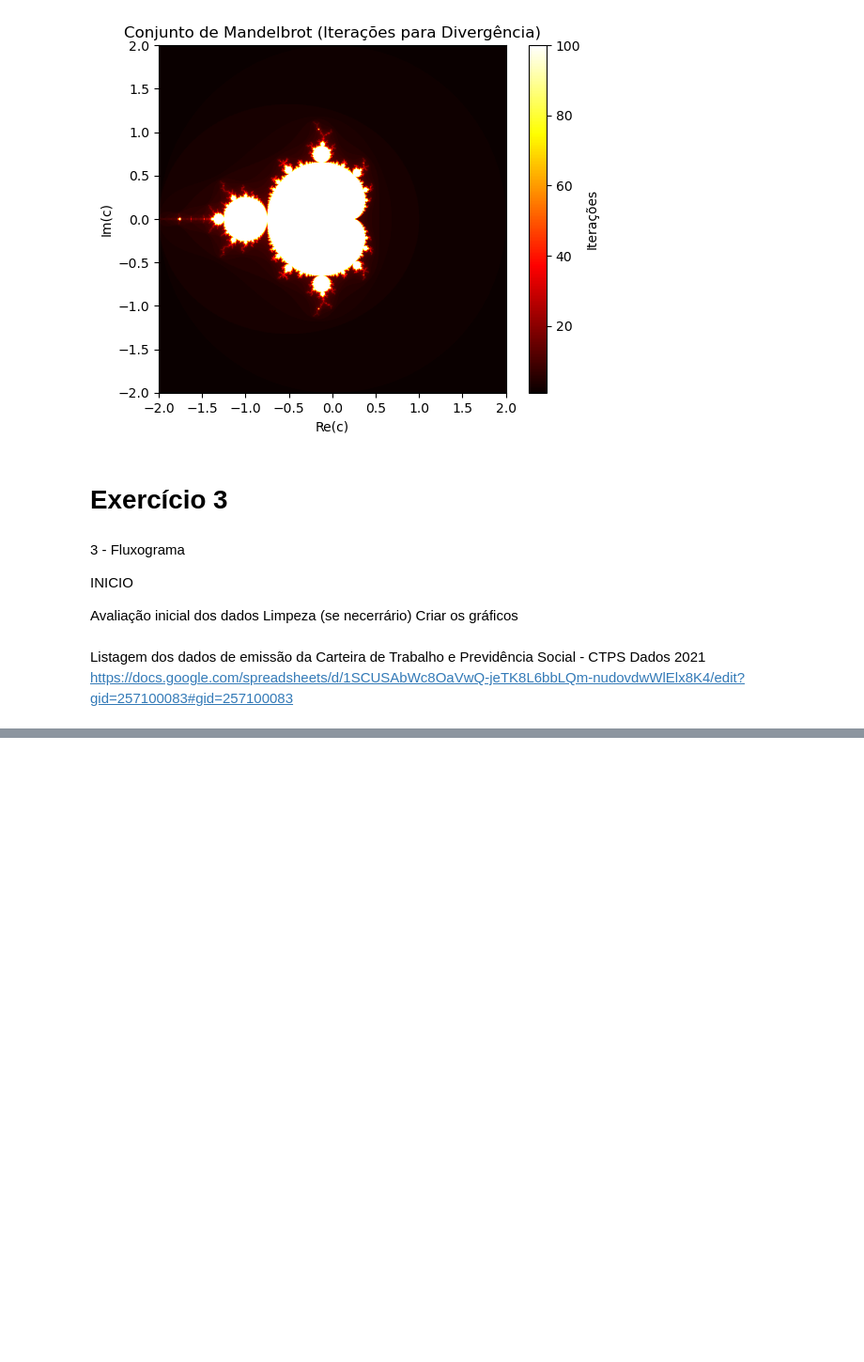
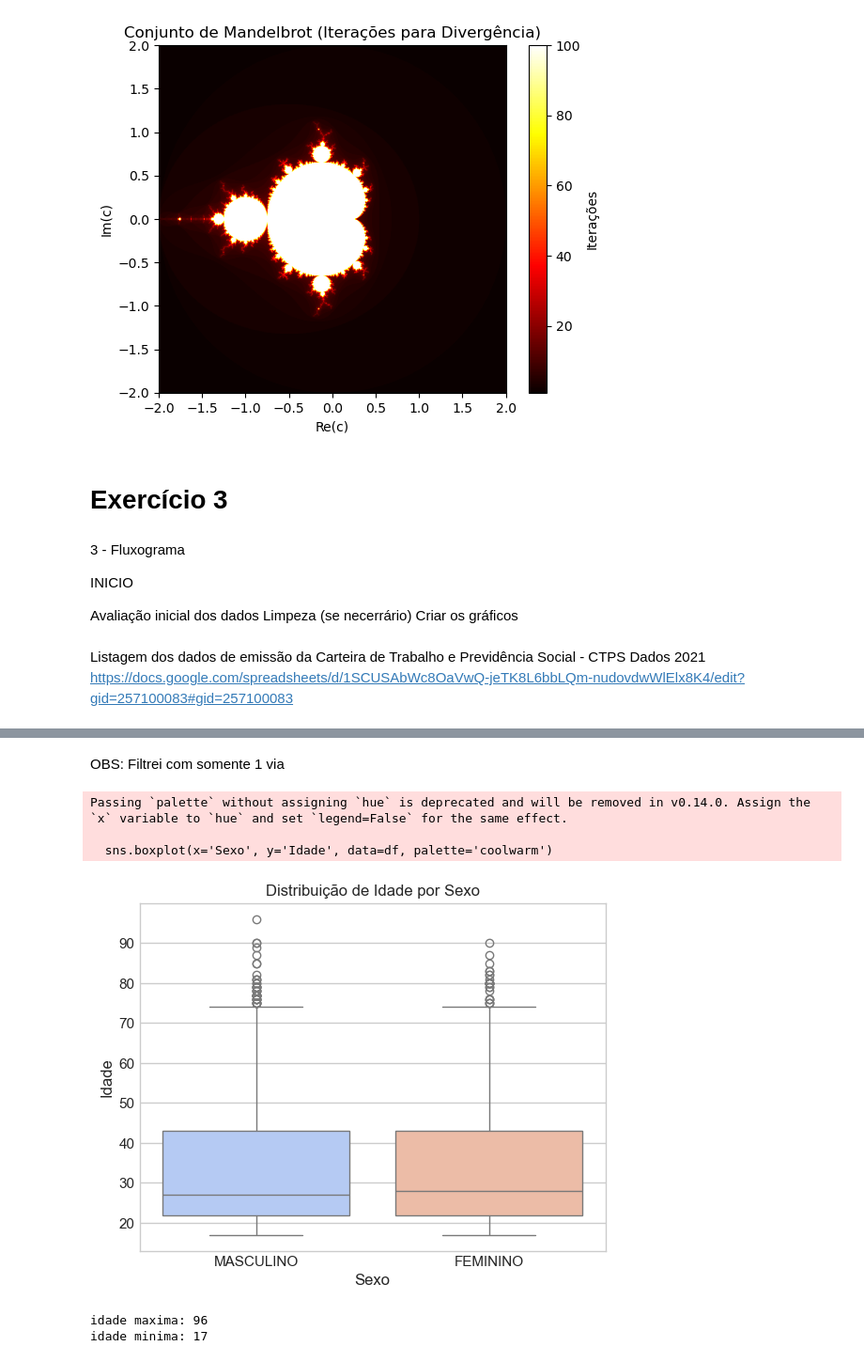
Before and after one commit to vinanit/Atividade-3-Fisica-Computacional, a Jupyter notebook: Av3.ipynb, the cells around one changed output, grey strips where cells are left out. Shown: that part at 94% size. Cells and saved outputs as stored; diff of their text form; code cells hidden in the pictures; blank space fills up the shorter version.

```diff
--- a/Av3.ipynb
+++ b/Av3.ipynb
@@ -125,0 +203,22 @@ Tem que fazer um powerpoint da apresentação
+# %% [markdown]
+OBS: Filtrei com somente 1 via
+# %%
+df = df_original.copy()
+
+# Converter data de nascimento para idade
+df['Idade'] = (pd.to_datetime('today') - pd.to_datetime(df['Data Nascimento'])).dt.days // 365
+
+# Boxplot por sexo
+sns.boxplot(x='Sexo', y='Idade', data=df, palette='coolwarm')
+plt.title('Distribuição de Idade por Sexo')
+plt.show()
+
+print("idade maxima:", df['Idade'].max())
+print("idade minima:", df['Idade'].min())
+# %% [output]
+Passing `palette` without assigning `hue` is deprecated and will be removed in v0.14.0. Assign the `x` variable to `hue` and set `legend=False` for the same effect.
+
+  sns.boxplot(x='Sexo', y='Idade', data=df, palette='coolwarm')
+[figure, added]
+idade maxima: 96
+idade minima: 17
```
Also changed, not shown: parts of 7 cells of this notebook.
